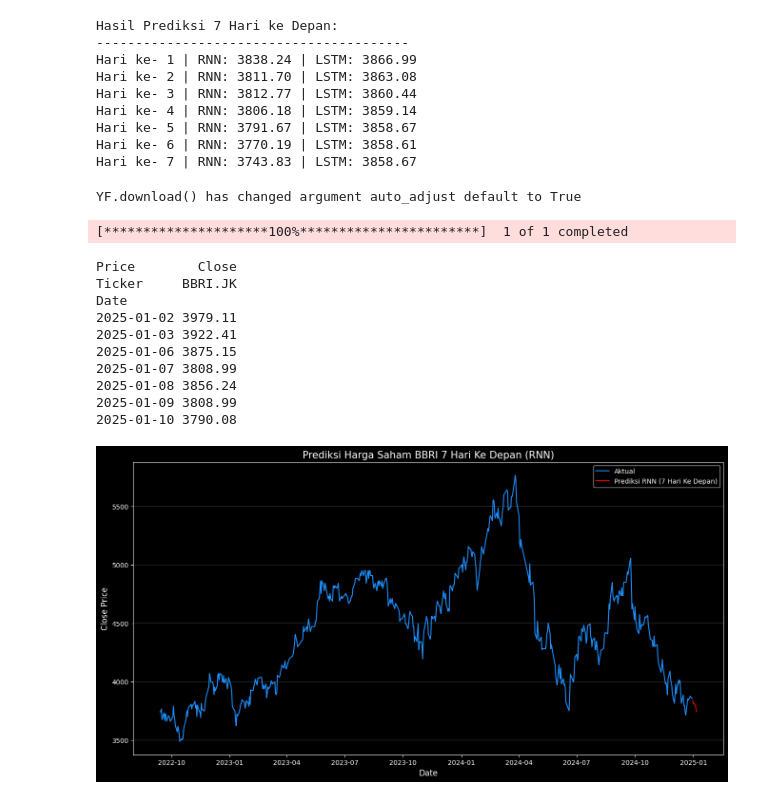
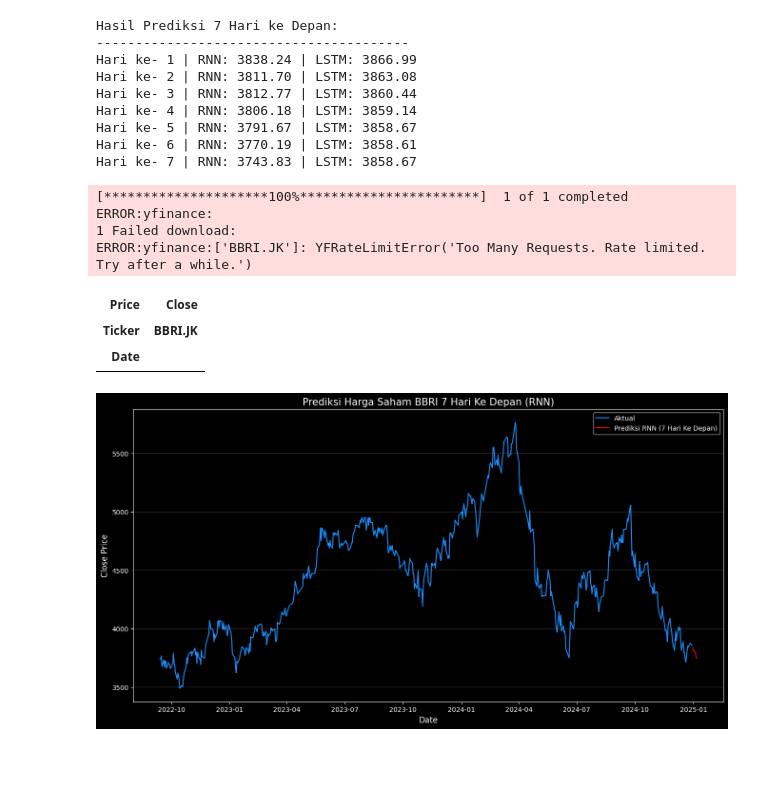
Before and after one commit to vinz25-coder/Prediksi_Saham_RNN-LSTM, a Jupyter notebook: (2)Load_Best_Model.ipynb, the cells around one changed output. Cells and saved outputs as stored; diff of their text form; code cells hidden in the pictures; blank space fills up the shorter version.

```diff
--- a/(2)Load_Best_Model.ipynb
+++ b/(2)Load_Best_Model.ipynb
@@ -640,42 +646,27 @@ Hari ke- 7 | RNN: 3743.83 | LSTM: 3858.67
 # %%
 import yfinance as yf
 from datetime import datetime, timedelta
 
-# Tanggal mulai
+# Ambil data sampai 30 hari ke depan
 start_date = datetime(2025, 1, 1)
-
-# Ambil data sampai 60 hari ke depan (biar cukup untuk 30 hari bursa)
-end_date = start_date + timedelta(days=60)
-
-# Format ke string
+end_date = start_date + timedelta(days=30)
 start_str = start_date.strftime('%Y-%m-%d')
 end_str = end_date.strftime('%Y-%m-%d')
 
 # Ambil data
 ticker = 'BBRI.JK'
 bbri_data = yf.download(ticker, start=start_str, end=end_str)
-
-# Ambil hanya kolom Close
 bbri_close = bbri_data[['Close']]
-
-# Ambil hanya 30 hari perdagangan pertama
 bbri_close_30 = bbri_close.head(7)
-
-# Tampilkan
-print(bbri_close_30)
+bbri_close_30
 # %% [output]
-YF.download() has changed argument auto_adjust default to True
+[*********************100%***********************]  1 of 1 completed
+ERROR:yfinance:
+1 Failed download:
+ERROR:yfinance:['BBRI.JK']: YFRateLimitError('Too Many Requests. Rate limited. Try after a while.')
-[*********************100%***********************]  1 of 1 completed
-Price        Close
-Ticker     BBRI.JK
-Date
-2025-01-02 3979.11
-2025-01-03 3922.41
-2025-01-06 3875.15
-2025-01-07 3808.99
-2025-01-08 3856.24
-2025-01-09 3808.99
-2025-01-10 3790.08
+| Price | Close |
+| Ticker | BBRI.JK |
+| Date |  |
 # %%
 def plot_future_prediction(df_pred, predicted_price, model_name, file_name):
     last_date = df_pred.index[-1]
```
Also changed, not shown: parts of 4 cells of this notebook, 7 other files.
